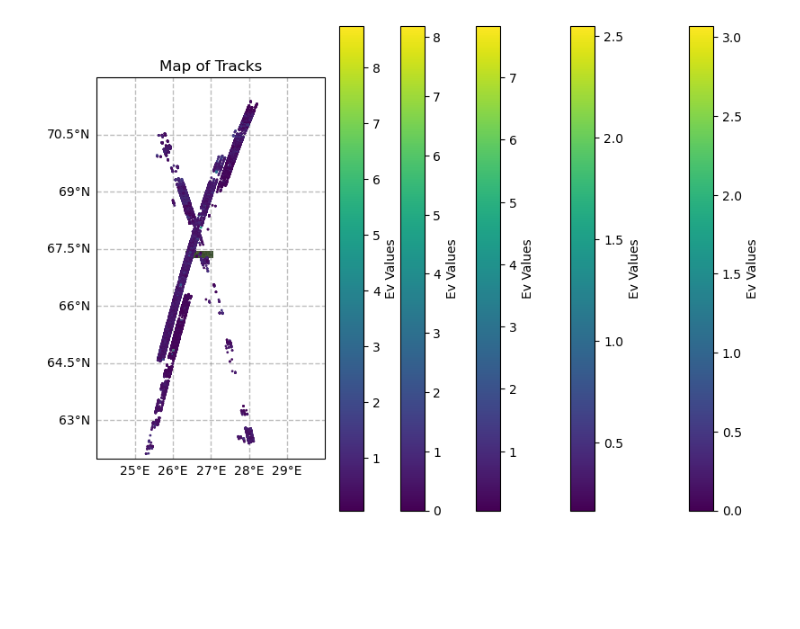
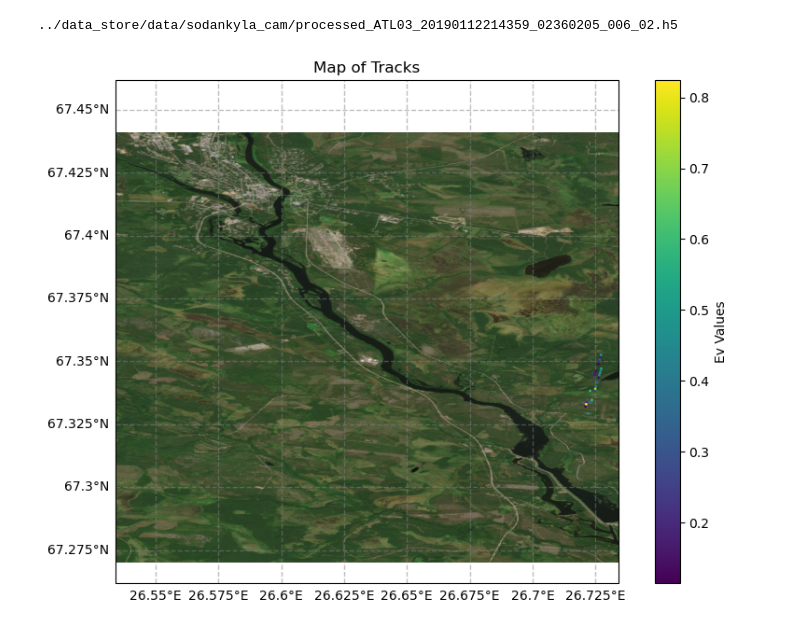
Before and after one commit to thomaslaraia/Snowstradamus, a Jupyter notebook: tracks_sodankyla.ipynb, the cells around one changed output. Saved outputs shown, nothing was run; the diff lists cells and outputs as text; code cells hidden in the pictures; blank space fills up the shorter version.

Commit message:
I must've done something wrong when I made the sodankyla box, it doesn't make any sense. I must've made it larger than intended.

```diff
--- a/tracks_sodankyla.ipynb
+++ b/tracks_sodankyla.ipynb
@@ -1,28 +1,30 @@
 # %%
 from scripts.track_pairs import *
 from scripts.show_tracks import *
 
-dirpath = '../data/sodankyla_full/'
-impath = '../data/sodankyla_cam/'
+dirpath = '../data_store/data/sodankyla_cam/'
+impath = '../data_store/data/sodankyla_cam/'
 # all_ATL03, all_ATL08, failed_ATL03 = track_pairs(dirpath, failed = True)
 all_ATL03, all_ATL08 = track_pairs(dirpath)
 N = len(all_ATL03)
 
 # extent = None
-extent = (24,30,62,72)
+extent = (26.634154-0.1,26.634154+0.1,67.361833-0.1,67.361833+0.1)
 fig, ax = map_setup(map_path = impath + '/sodankyla_cam_image.tiff', extent = extent)
 
 # ax = show_tracks_only_atl03(failed_ATL03, ax)
-for i in range(N):
+for i in [0]:
+    print(all_ATL03[i])
     ax = show_tracks([all_ATL03[i]], [all_ATL08[i]], ax, c='Ev', CBAR = 1)
 
 # i = 5
 # ax = show_tracks([all_ATL03[i]], [all_ATL08[i]], ax, c='Eg', CBAR = 1)
 
 # Show the plot
 plt.show()
 
 # for f in failed_ATL03:
 #     print(f)
 # %% [output]
+../data_store/data/sodankyla_cam/processed_ATL03_20190112214359_02360205_006_02.h5
-[figure, old version]
+[figure, new version]
```
Also changed, not shown: 1 other file.
